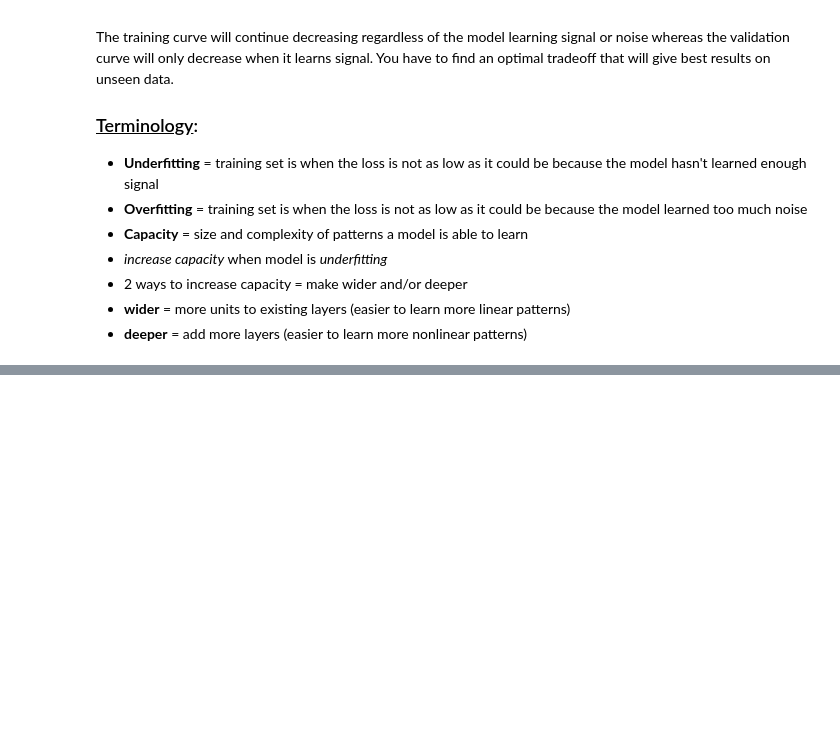
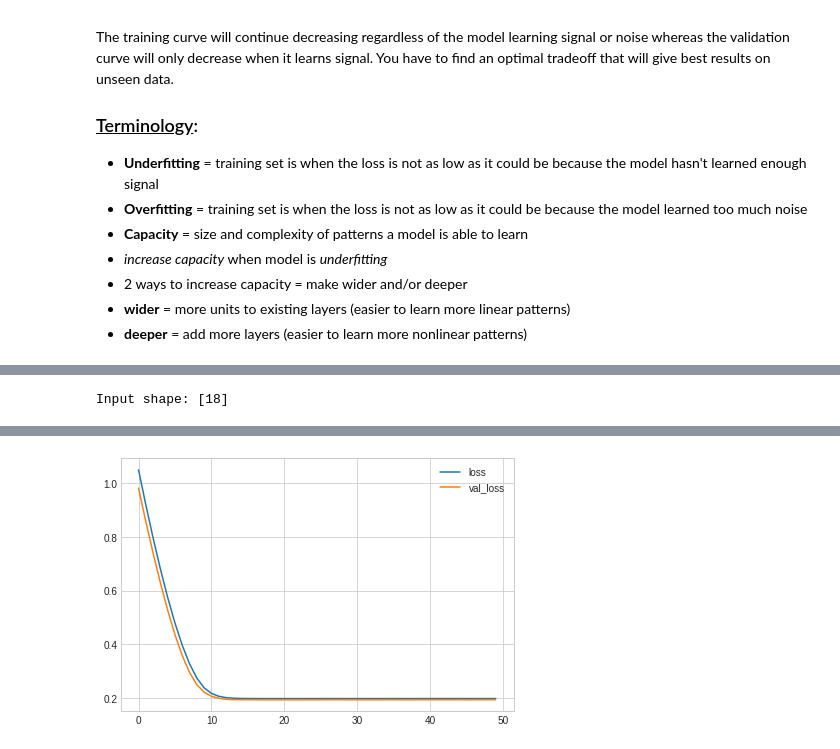
Before and after one commit to chelynl/Machine_Learning, a Jupyter notebook: Intro_to_Deep_Learning.ipynb, the cells around one changed output, grey strips where cells are left out. Cells and saved outputs as stored; diff of their text form; code cells hidden in the pictures; blank space fills up the shorter version.

```diff
--- a/Intro_to_Deep_Learning.ipynb
+++ b/Intro_to_Deep_Learning.ipynb
@@ -484,0 +557,3 @@ deeper = keras.Sequential([
+# %%
+spotify = pd.read_csv('/content/drive/MyDrive/Colab Notebooks/ML concepts/Deep Learning/spotify.csv')
+spotify.head()
@@ -484,0 +646,71 @@ deeper = keras.Sequential([
+# %%
+# Define target and inputs
+X = spotify.copy().dropna()
+y = X.pop('track_popularity')
+
+# Group for splitting
+artists = X['track_artist']
+
+# Numeric vars
+features_num = ['danceability', 'energy', 'key', 'loudness', 'mode',
+                'speechiness', 'acousticness', 'instrumentalness',
+                'liveness', 'valence', 'tempo', 'duration_ms']
+
+# Categorical vars
+features_cat = ['playlist_genre']
+
+# Define preprocessing pipeline
+preprocessor = make_column_transformer(
+    (StandardScaler(), features_num),
+    (OneHotEncoder(), features_cat),
+)
+
+# We'll do a "grouped" split to keep all of an artist's songs in one
+# split or the other. This is to help prevent signal leakage.
+def group_split(X, y, group, train_size=0.75):
+    splitter = GroupShuffleSplit(train_size=train_size)
+    train_idx, test_idx = next(splitter.split(X, y, groups=group))
+    return (X.iloc[train_idx], X.iloc[test_idx], y.iloc[train_idx], y.iloc[test_idx])
+
+# Partition data
+X_train, X_valid, y_train, y_valid = group_split(X, y, artists)
+
+# Preprocess features
+X_train = preprocessor.fit_transform(X_train)
+X_valid = preprocessor.transform(X_valid)
+
+# Put target on same scale as features
+y_train = y_train / 100 # popularity is on a scale 0-100, so this rescales to 0-1.
+y_valid = y_valid / 100
+
+# Determine number of features for NN
+input_shape = [X_train.shape[1]]
+print("Input shape: {}".format(input_shape))
+# %% [output]
+Input shape: [18]
+# %%
+# Start with simple NN (linear model, low capacity)
+model = keras.Sequential([
+    layers.Dense(1, input_shape=input_shape),
+])
+
+# Compile optimizer and loss fx
+model.compile(
+    optimizer='adam',
+    loss='mae',
+)
+
+# Train model
+history = model.fit(
+    X_train, y_train,
+    validation_data=(X_valid, y_valid),
+    batch_size=512,
+    epochs=50,
+    verbose=0, # suppress output since we'll plot the curves
+)
+
+# See learning curves and min validation loss
+history_df = pd.DataFrame(history.history)
+history_df.loc[0:, ['loss', 'val_loss']].plot()
+print("Minimum Validation Loss: {:0.4f}".format(history_df['val_loss'].min()));
+# %% [output]
@@ -484,0 +718 @@ deeper = keras.Sequential([
+[figure, added]
```
Also changed, not shown: parts of 28 cells of this notebook.
